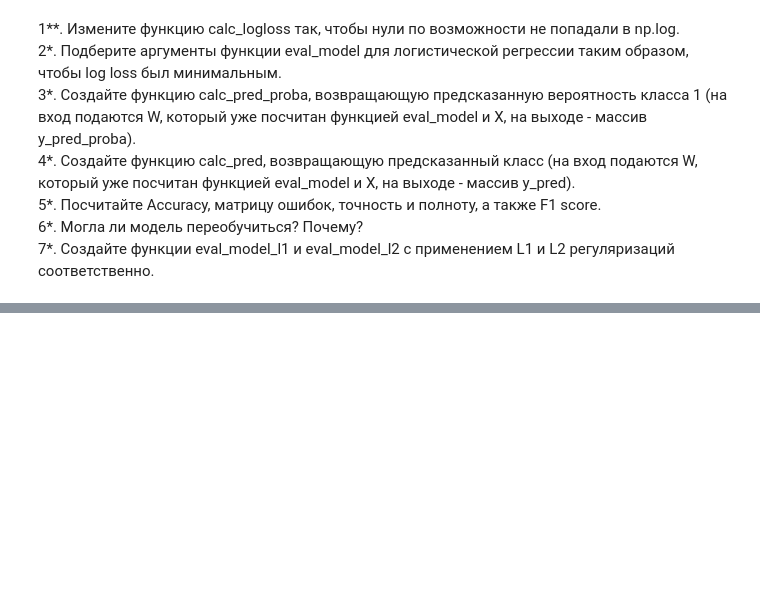
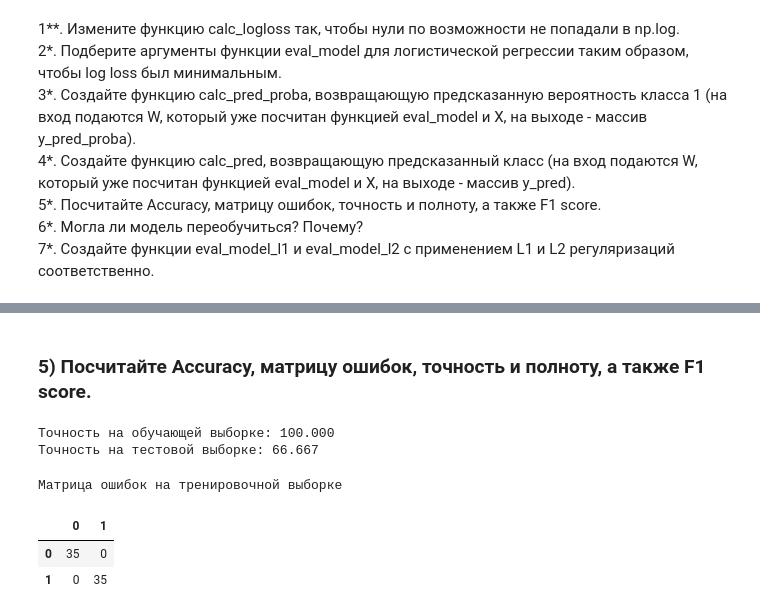
Before and after one commit to IInvasion/data_analysis_algorithms, a Jupyter notebook: homework_3.ipynb, the cells around one changed output, grey strips where cells are left out. Saved outputs shown, nothing was run; the diff lists cells and outputs as text; code cells hidden in the pictures; blank space fills up the shorter version.

```diff
--- a/homework_3.ipynb
+++ b/homework_3.ipynb
@@ -99,0 +155,8 @@ plt.legend(['Logistic loss'])
+# %%
+w0 = np.zeros((X_train_tr.shape[0], 1))
+
+n_iterations = 100000
+eta = 1.5
+w, losses = eval_model(w0, X_train_tr, y_train_tr, n_iterations, eta)
+
+losses[-1]
@@ -99,0 +214,15 @@ plt.legend(['Logistic loss'])
+# %% [markdown]
+### 5) Посчитайте Accuracy, матрицу ошибок, точность и полноту, а также F1 score.
+# %%
+y_predicted_test = calc_pred(w, X_test_tr)
+y_predicted_train = calc_pred(w, X_train_tr)
+
+# В качестве меры точности возьмем долю правильных ответов
+train_accuracy = 100.0 - np.mean(np.abs(y_predicted_train - y_train_tr)*100.0)
+test_accuracy = 100.0 - np.mean(np.abs(y_predicted_test-y_test_tr)*100.0)
+
+print(f"Точность на обучающей выборке: {train_accuracy:.3f}")
+print(f"Точность на тестовой выборке: {test_accuracy:.3f}")
+# %% [output]
+Точность на обучающей выборке: 100.000
+Точность на тестовой выборке: 66.667
@@ -99,0 +240,28 @@ plt.legend(['Logistic loss'])
+# %%
+def eval_err_matrix(y_pred, y):
+    """Error matrix evaluation."""
+
+    matrix = np.array([0, 0, 0, 0])
+
+    for i in range(len(y_pred[0])):
+        if y_pred[0][i] == y[0][i]:
+            if y[0][i] == 1:
+                matrix[0] += 1
+            else:
+                matrix[3] += 1
+        else:
+            if y[0][i] == 1:
+                matrix[1] += 1
+            else:
+                matrix[2] += 1
+
+    return matrix.reshape(2, 2)
+# %%
+print('Матрица ошибок на тренировочной выборке')
+train_err_matrix = pd.DataFrame(eval_err_matrix(y_predicted_train, y_train_tr))
+train_err_matrix
+# %% [output]
+Матрица ошибок на тренировочной выборке
+|  | 0 | 1 |
+| 0 | 35 | 0 |
+| 1 | 0 | 35 |
```
Also changed, not shown: parts of 40 cells of this notebook.
